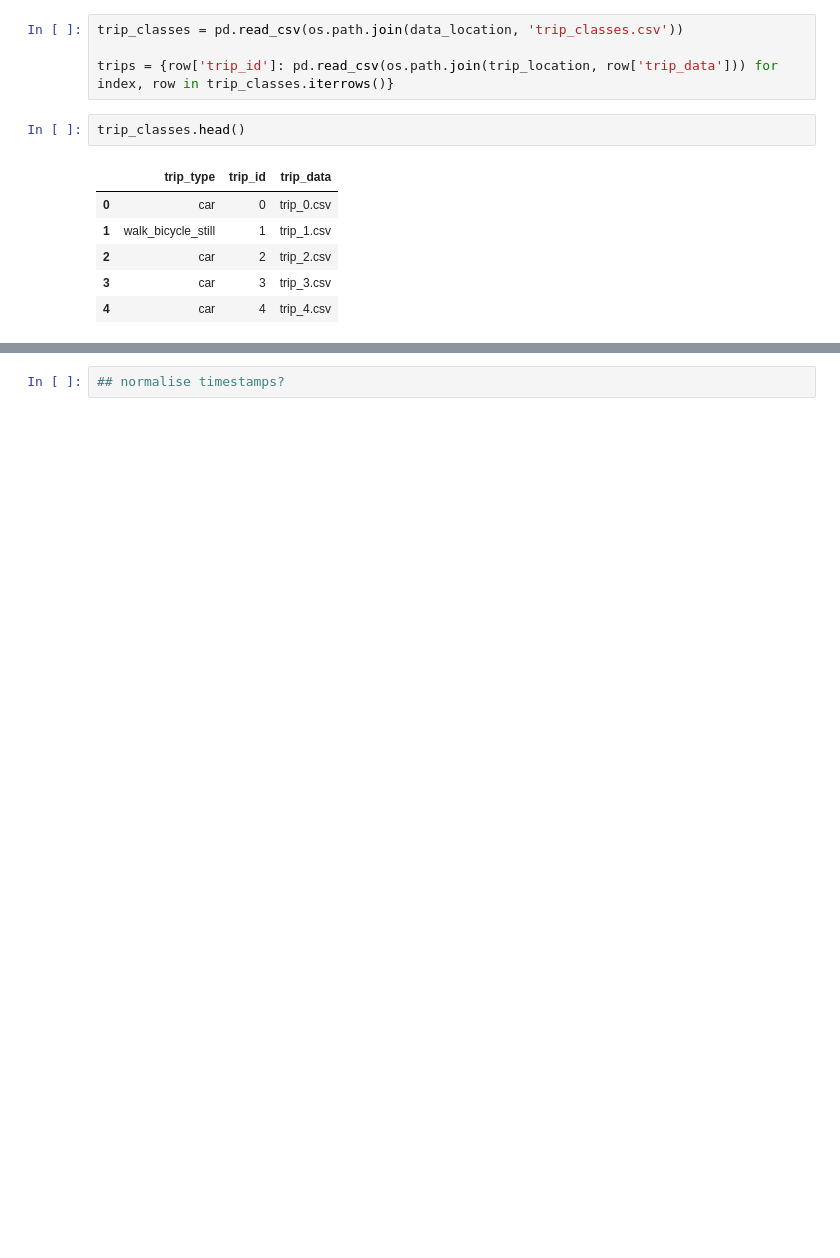
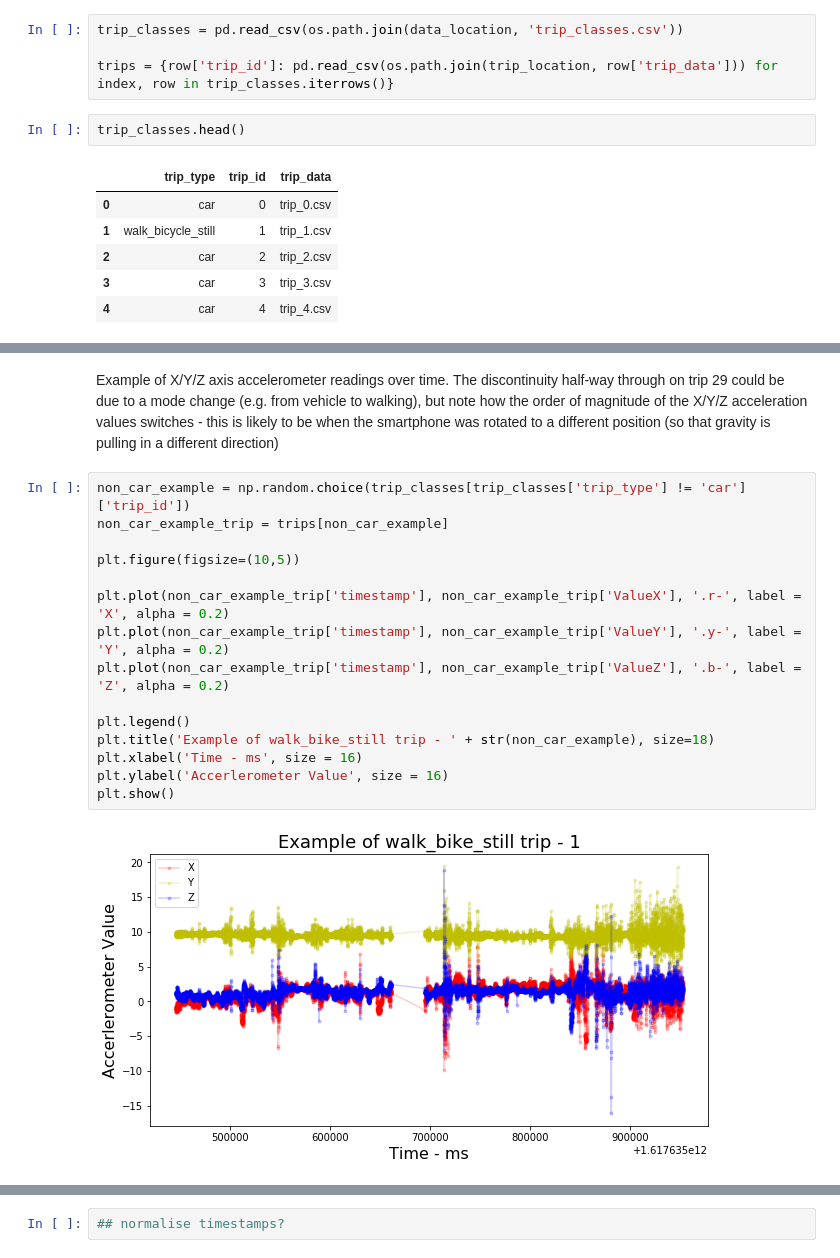
Before and after one commit to dolmas1/zego_telematics, a Jupyter notebook: sam_dolman_analysis.ipynb, the cells around one changed output, grey strips where cells are left out. Cells and saved outputs as stored; diff of their text form; blank space fills up the shorter version.

```diff
--- a/sam_dolman_analysis.ipynb
+++ b/sam_dolman_analysis.ipynb
@@ -84,0 +119,19 @@ trip_classes.head()
+# %% [markdown]
+Example of X/Y/Z axis accelerometer readings over time. The discontinuity half-way through on trip 29 could be due to a mode change (e.g. from vehicle to walking), but note how the order of magnitude of the X/Y/Z acceleration values switches - this is likely to be when the smartphone was rotated to a different position (so that gravity is pulling in a different direction)
+# %%
+non_car_example = np.random.choice(trip_classes[trip_classes['trip_type'] != 'car']['trip_id'])
+non_car_example_trip = trips[non_car_example]
+
+plt.figure(figsize=(10,5))
+
+plt.plot(non_car_example_trip['timestamp'], non_car_example_trip['ValueX'], '.r-', label = 'X', alpha = 0.2)
+plt.plot(non_car_example_trip['timestamp'], non_car_example_trip['ValueY'], '.y-', label = 'Y', alpha = 0.2)
+plt.plot(non_car_example_trip['timestamp'], non_car_example_trip['ValueZ'], '.b-', label = 'Z', alpha = 0.2)
+
+plt.legend()
+plt.title('Example of walk_bike_still trip - ' + str(non_car_example), size=18)
+plt.xlabel('Time - ms', size = 16)
+plt.ylabel('Accerlerometer Value', size = 16)
+plt.show()
+# %% [output]
+[figure, added]
```
Also changed, not shown: parts of 36 cells of this notebook.
